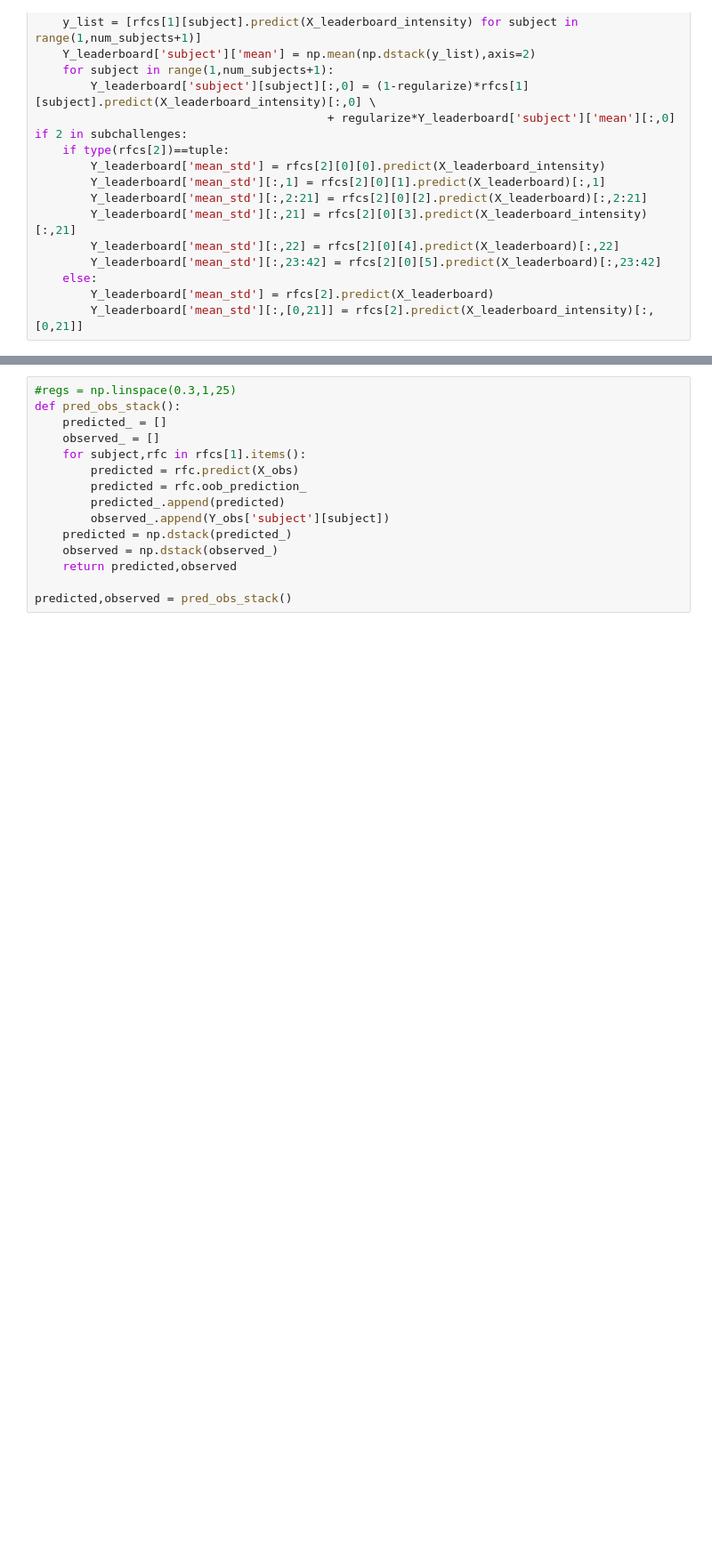
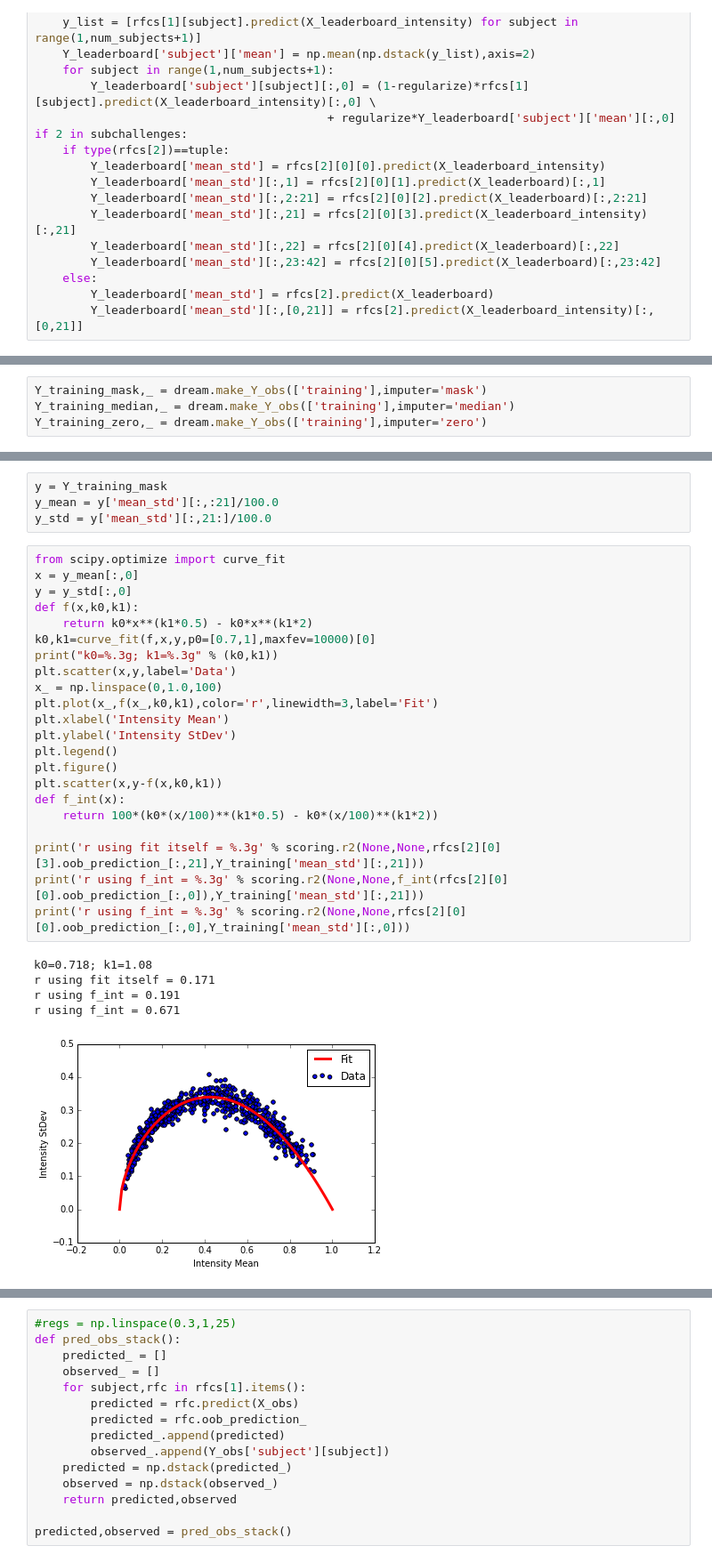
Before and after one commit to beanSsong/dream, a Jupyter notebook: dream.ipynb, the cells around one changed output, grey strips where cells are left out. Shown at 89% size. Saved outputs shown, nothing was run; the diff lists cells and outputs as text; blank space fills up the shorter version.

```diff
--- a/dream.ipynb
+++ b/dream.ipynb
@@ -681,0 +510,4 @@ Y = None
+# %%
+Y_training_mask,_ = dream.make_Y_obs(['training'],imputer='mask')
+Y_training_median,_ = dream.make_Y_obs(['training'],imputer='median')
+Y_training_zero,_ = dream.make_Y_obs(['training'],imputer='zero')
@@ -681,0 +609,32 @@ Y = None
+# %%
+y = Y_training_mask
+y_mean = y['mean_std'][:,:21]/100.0
+y_std = y['mean_std'][:,21:]/100.0
+# %%
+from scipy.optimize import curve_fit
+x = y_mean[:,0]
+y = y_std[:,0]
+def f(x,k0,k1):
+    return k0*x**(k1*0.5) - k0*x**(k1*2)
+k0,k1=curve_fit(f,x,y,p0=[0.7,1],maxfev=10000)[0]
+print("k0=%.3g; k1=%.3g" % (k0,k1))
+plt.scatter(x,y,label='Data')
+x_ = np.linspace(0,1.0,100)
+plt.plot(x_,f(x_,k0,k1),color='r',linewidth=3,label='Fit')
+plt.xlabel('Intensity Mean')
+plt.ylabel('Intensity StDev')
+plt.legend()
+plt.figure()
+plt.scatter(x,y-f(x,k0,k1))
+def f_int(x):
+    return 100*(k0*(x/100)**(k1*0.5) - k0*(x/100)**(k1*2))
+
+print('r using fit itself = %.3g' % scoring.r2(None,None,rfcs[2][0][3].oob_prediction_[:,21],Y_training['mean_std'][:,21]))
+print('r using f_int = %.3g' % scoring.r2(None,None,f_int(rfcs[2][0][0].oob_prediction_[:,0]),Y_training['mean_std'][:,21]))
+print('r using f_int = %.3g' % scoring.r2(None,None,rfcs[2][0][0].oob_prediction_[:,0],Y_training['mean_std'][:,0]))
+# %% [output]
+k0=0.718; k1=1.08
+r using fit itself = 0.171
+r using f_int = 0.191
+r using f_int = 0.671
+[figure, added]
```
Also changed, not shown: parts of 130 cells of this notebook, 1 other file.
